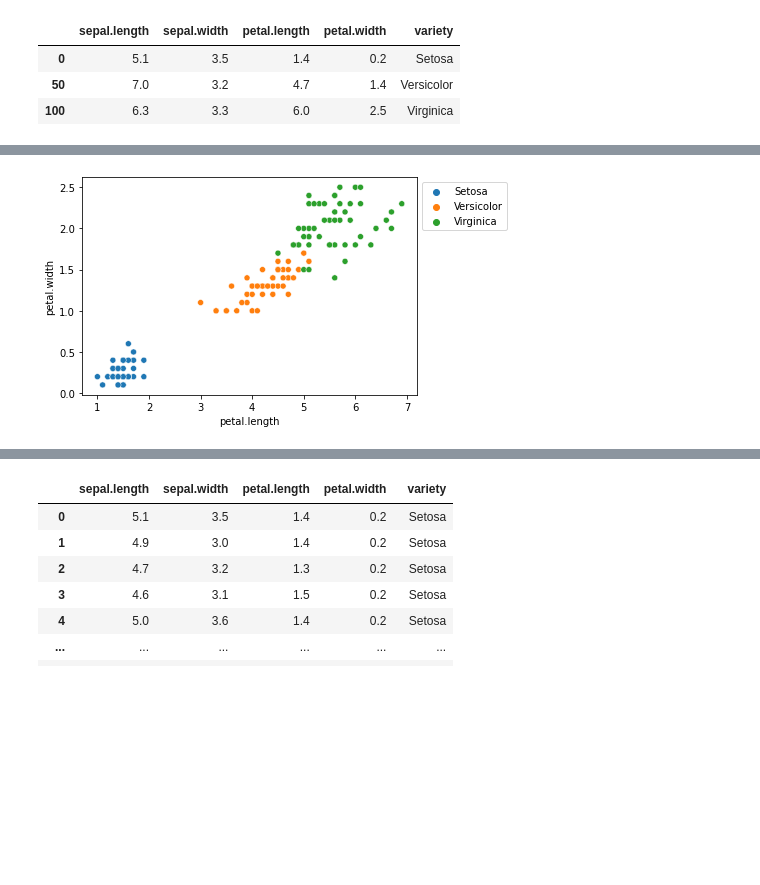
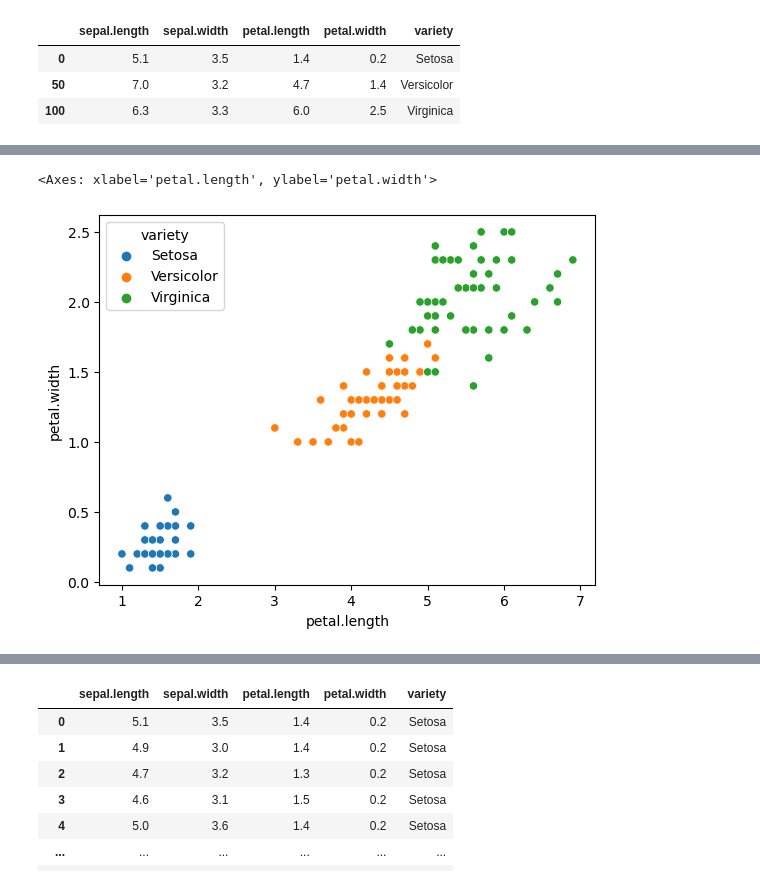
Before and after one commit to ranjan2829/sl3-codes, a Jupyter notebook: EXPERIMENT-10/visualization-3.ipynb, the cells around one changed output, grey strips where cells are left out. Drawn from its saved outputs; the diff is of its cells as text; code cells hidden in the pictures; blank space fills up the shorter version.

```diff
--- a/EXPERIMENT-10/visualization-3.ipynb
+++ b/EXPERIMENT-10/visualization-3.ipynb
@@ -112,16 +108,10 @@ plt.show()
 # %%
-# importing packages
-import seaborn as sns
-import matplotlib.pyplot as plt
+
 
 
 sns.scatterplot(x='petal.length', y='petal.width',
 				hue="variety", data=df, )
-
-# Placing Legend outside the Figure
-plt.legend(bbox_to_anchor=(1, 1), loc=2)
-
-plt.show()
 # %% [output]
+<Axes: xlabel='petal.length', ylabel='petal.width'>
-[figure, old version]
+[figure, new version]
 # %%
```
Also changed, not shown: parts of 13 cells of this notebook, 2 other files.
